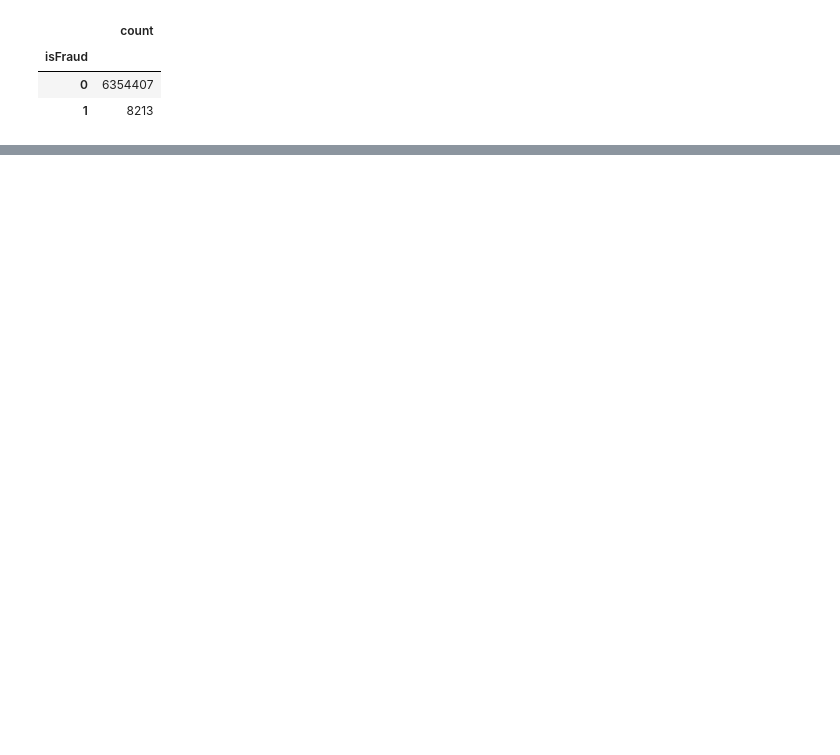
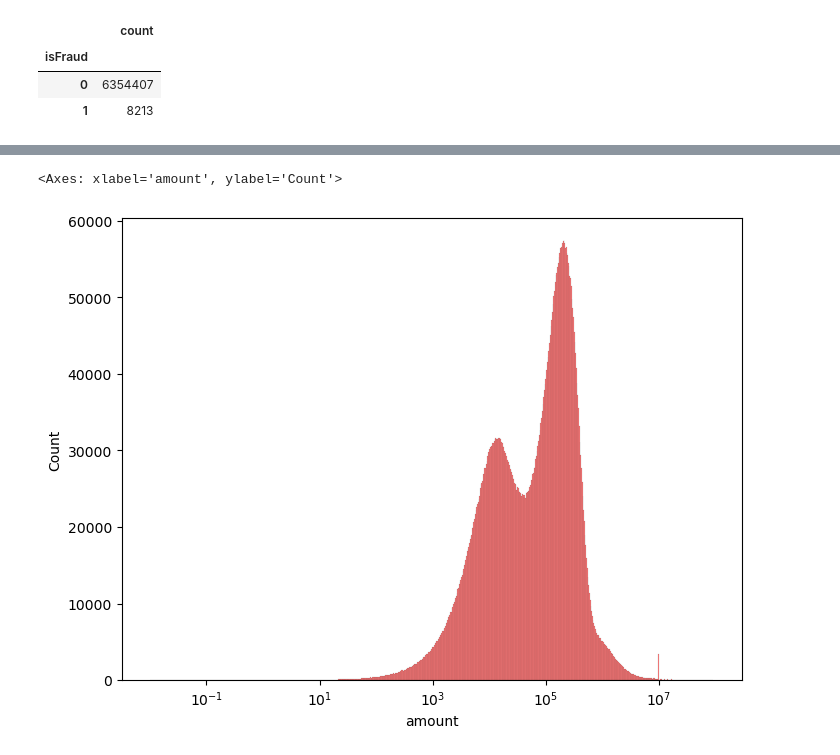
Before and after one commit to MaimunaBawa/Phase2TLAB1, a Jupyter notebook: EDA-1.ipynb, the cells around one changed output, grey strips where cells are left out. Cells and saved outputs as stored; diff of their text form; code cells hidden in the pictures; blank space fills up the shorter version.

```diff
--- a/EDA-1.ipynb
+++ b/EDA-1.ipynb
@@ -124,0 +148,8 @@ Fraud
+# %%
+
+plt.figure(figsize=(8, 6))
+sns.histplot(data=df, x="amount", color="red", kde=True, log_scale=True)
+#sns.histplot(data=df,x="amount",color="red",kde=True,log_scale=True,edgecolor="black",linewidth=1.5,alpha=0.7)
+# %% [output]
+<Axes: xlabel='amount', ylabel='Count'>
+[figure, added]
```
Also changed, not shown: parts of 20 cells of this notebook.
